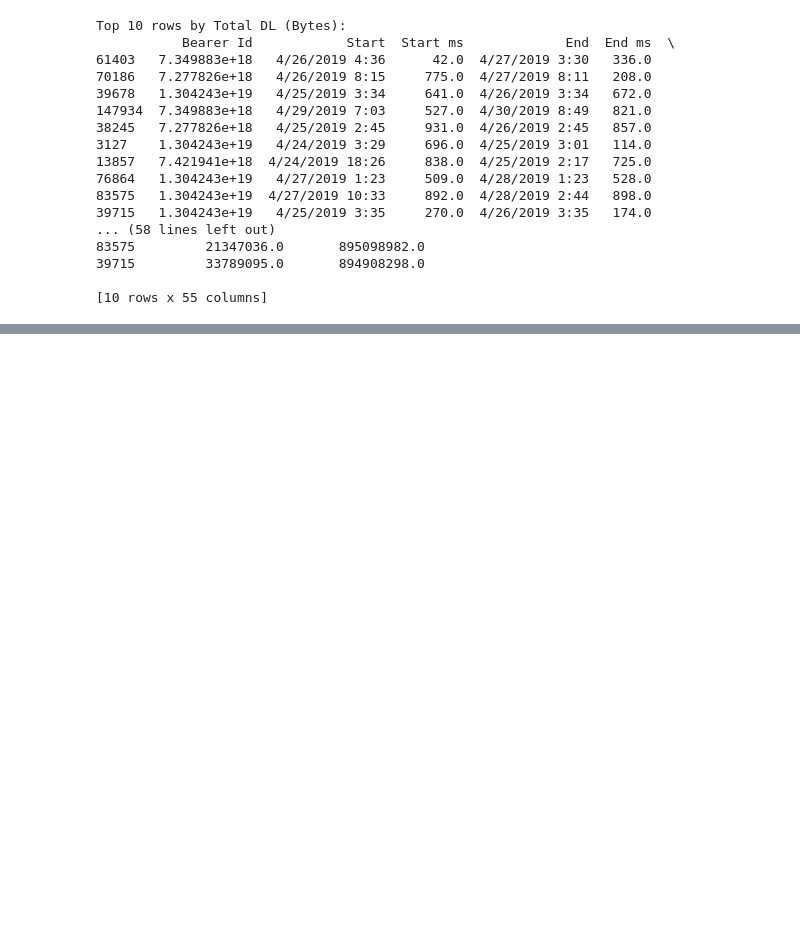
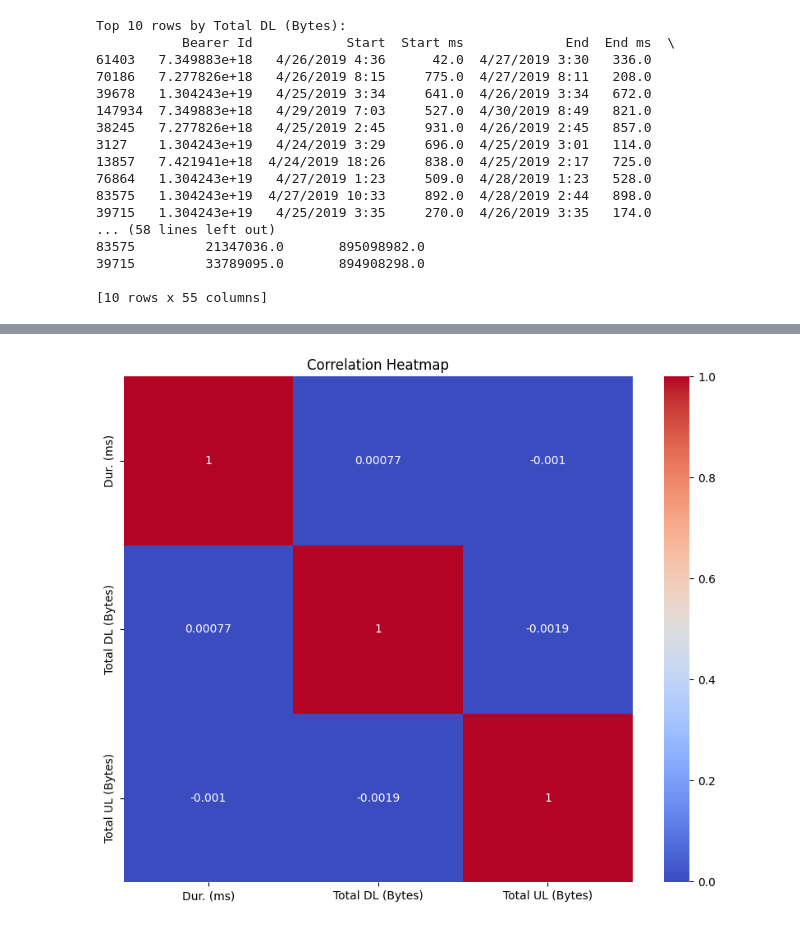
Before and after one commit to Abel-Marie/tellco-insights, a Jupyter notebook: notebooks/eda_user_overview.ipynb, the cells around one changed output, grey strips where cells are left out. Saved outputs shown, nothing was run; the diff lists cells and outputs as text; code cells hidden in the pictures; blank space fills up the shorter version.

```diff
--- a/notebooks/eda_user_overview.ipynb
+++ b/notebooks/eda_user_overview.ipynb
@@ -94,0 +107,4 @@ Top 10 rows by Total DL (Bytes):
+# %%
+plot_correlation_heatmap(df, columns=["Dur. (ms)", "Total DL (Bytes)", "Total UL (Bytes)"])
+# %% [output]
+[figure, added]
```
Also changed, not shown: parts of 4 cells of this notebook.
